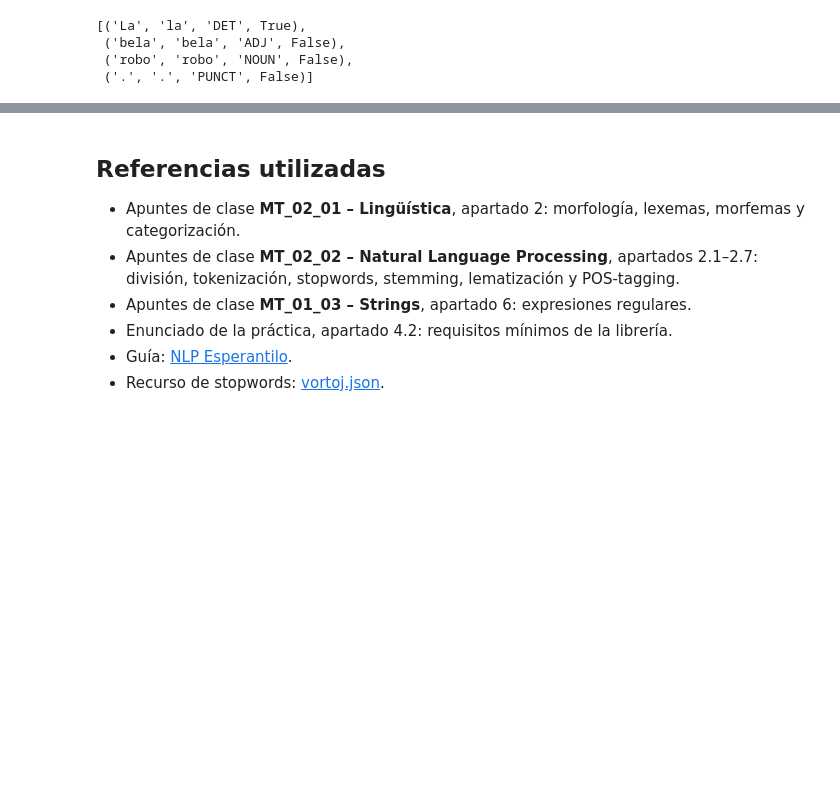
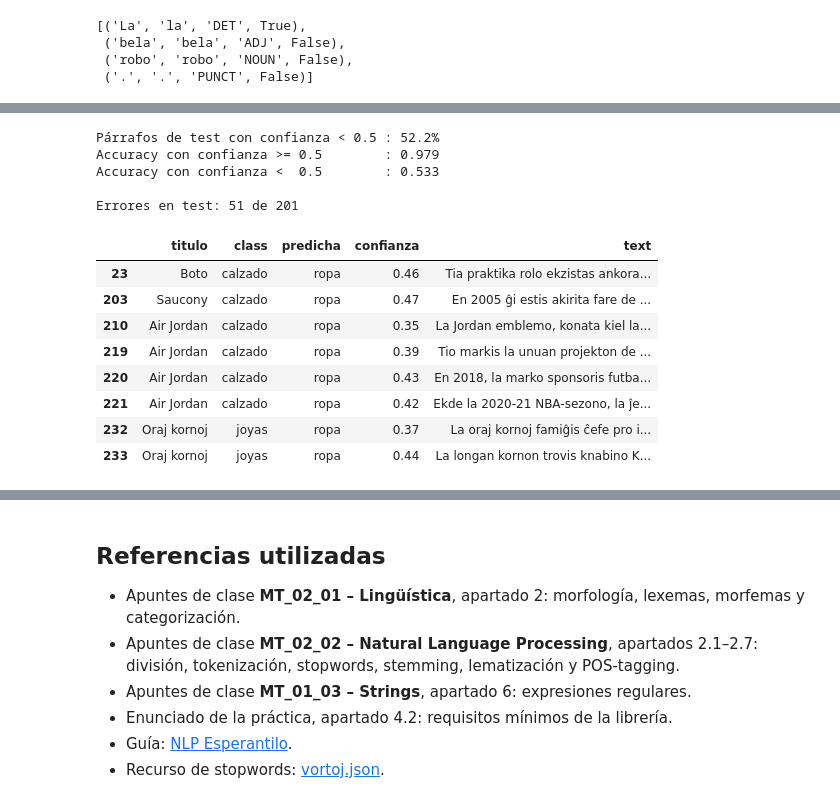
Before and after one commit to sofiahuch/clasificacion-textos-esperanto, a Jupyter notebook: clasificacion_esperanto.ipynb, the cells around one changed output, grey strips where cells are left out. Cells and saved outputs as stored; diff of their text form; code cells hidden in the pictures; blank space fills up the shorter version.

```diff
--- a/clasificacion_esperanto.ipynb
+++ b/clasificacion_esperanto.ipynb
@@ -1773,0 +2003,30 @@ doc_instalado = nlp_instalada("La bela robo.")
+# %%
+proba_test = modelo.predict_proba(X_test)
+confianza = proba_test.max(axis=1)
+acierto = (pred == y_test.values)
+
+print(f'Párrafos de test con confianza < 0.5 : {(confianza < 0.5).mean():.1%}')
+print(f'Accuracy con confianza >= 0.5        : {acierto[confianza >= 0.5].mean():.3f}')
+print(f'Accuracy con confianza <  0.5        : {acierto[confianza < 0.5].mean():.3f}')
+
+errores = df.iloc[idx_test][~acierto].copy()
+errores['predicha'] = pred[~acierto]
+errores['confianza'] = confianza[~acierto].round(2)
+errores['text'] = errores['text'].str.slice(0, 130) + '...'
+print(f'\nErrores en test: {len(errores)} de {len(df.iloc[idx_test])}')
+display(errores[['titulo', 'class', 'predicha', 'confianza', 'text']].head(8))
+# %% [output]
+Párrafos de test con confianza < 0.5 : 52.2%
+Accuracy con confianza >= 0.5        : 0.979
+Accuracy con confianza <  0.5        : 0.533
+
+Errores en test: 51 de 201
+|  | titulo | class | predicha | confianza | text |
+| 23 | Boto | calzado | ropa | 0.46 | Tia praktika rolo ekzistas ankora... |
+| 203 | Saucony | calzado | ropa | 0.47 | En 2005 ĝi estis akirita fare de ... |
+| 210 | Air Jordan | calzado | ropa | 0.35 | La Jordan emblemo, konata kiel la... |
+| 219 | Air Jordan | calzado | ropa | 0.39 | Tio markis la unuan projekton de ... |
+| 220 | Air Jordan | calzado | ropa | 0.43 | En 2018, la marko sponsoris futba... |
+| 221 | Air Jordan | calzado | ropa | 0.42 | Ekde la 2020-21 NBA-sezono, la ĵe... |
+| 232 | Oraj kornoj | joyas | ropa | 0.37 | La oraj kornoj famiĝis ĉefe pro i... |
+| 233 | Oraj kornoj | joyas | ropa | 0.44 | La longan kornon trovis knabino K... |
```
Also changed, not shown: parts of 21 cells of this notebook.
